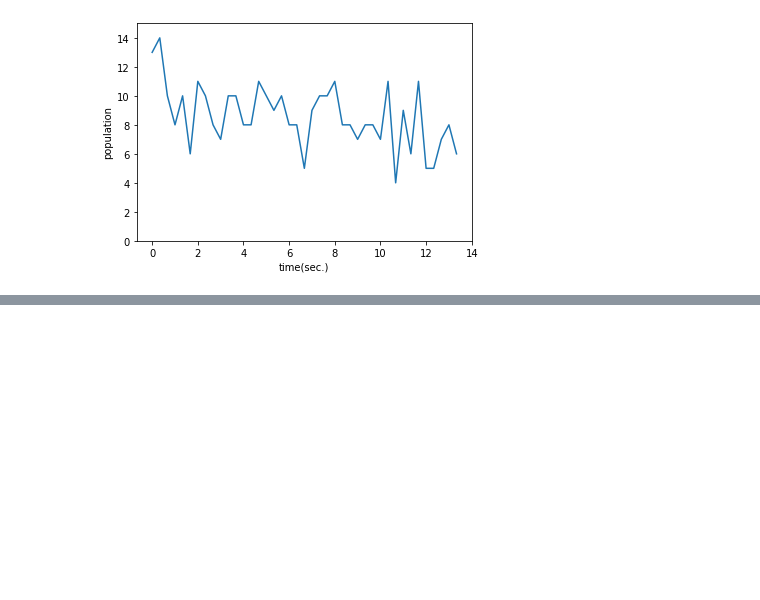
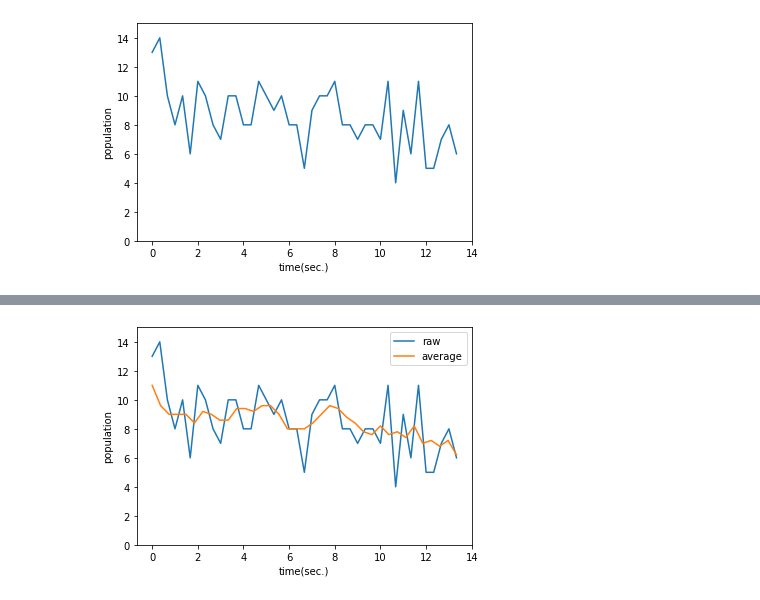
Before and after one commit to 1024xx4/data_analysis_100_knock, a Jupyter notebook: potential_customer.ipynb, the cells around one changed output, grey strips where cells are left out. Cells and saved outputs as stored; diff of their text form; code cells hidden in the pictures; blank space fills up the shorter version.

```diff
--- a/potential_customer.ipynb
+++ b/potential_customer.ipynb
@@ -327,0 +356,11 @@ plt.show()
+# %%
+plt.plot(list_df2['time'], list_df2['people'], label='raw')
+ma_x2, ma_y2 = moving_average(list_df2['time'], list_df2['people'])
+plt.plot(ma_x2, ma_y2, label='average')
+plt.xlabel('time(sec.)')
+plt.ylabel('population')
+plt.ylim(0, 15)
+plt.legend()
+plt.show()
+# %% [output]
+[figure, added]
```
Also changed, not shown: parts of 7 cells of this notebook.
